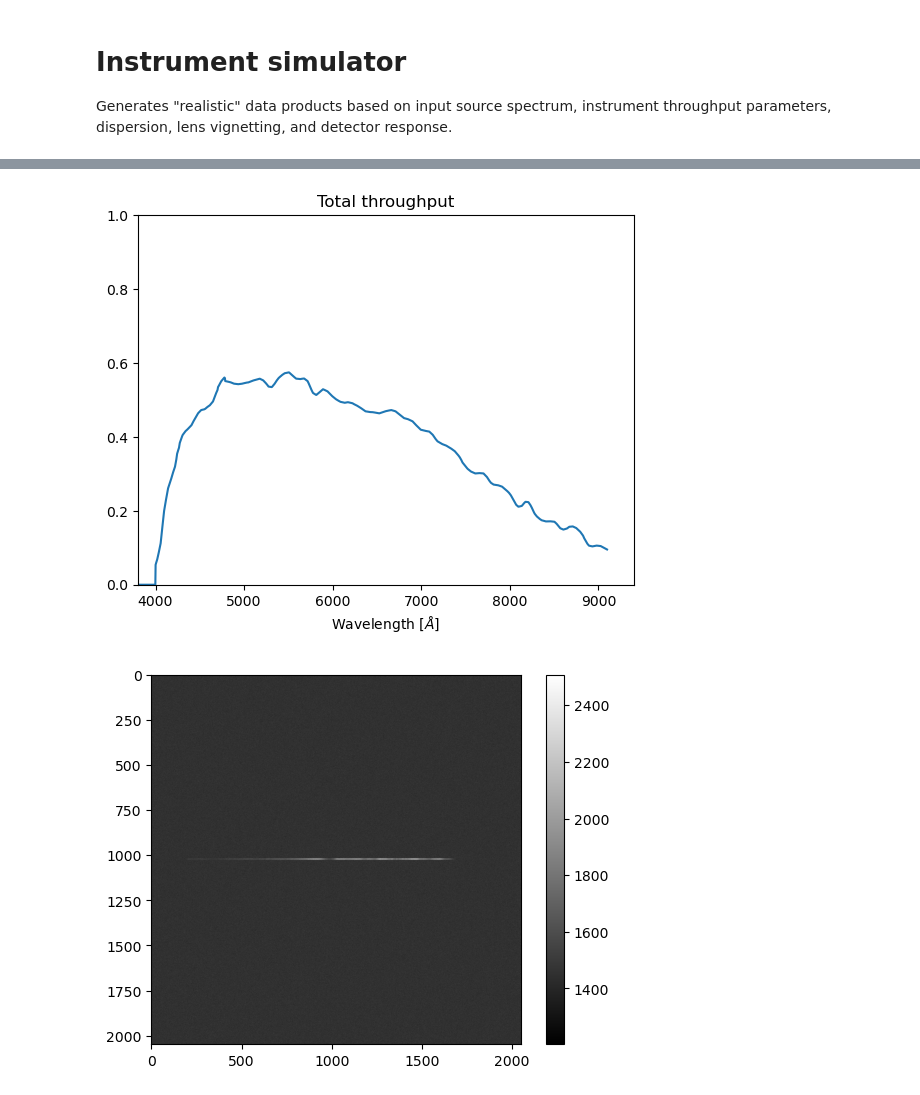
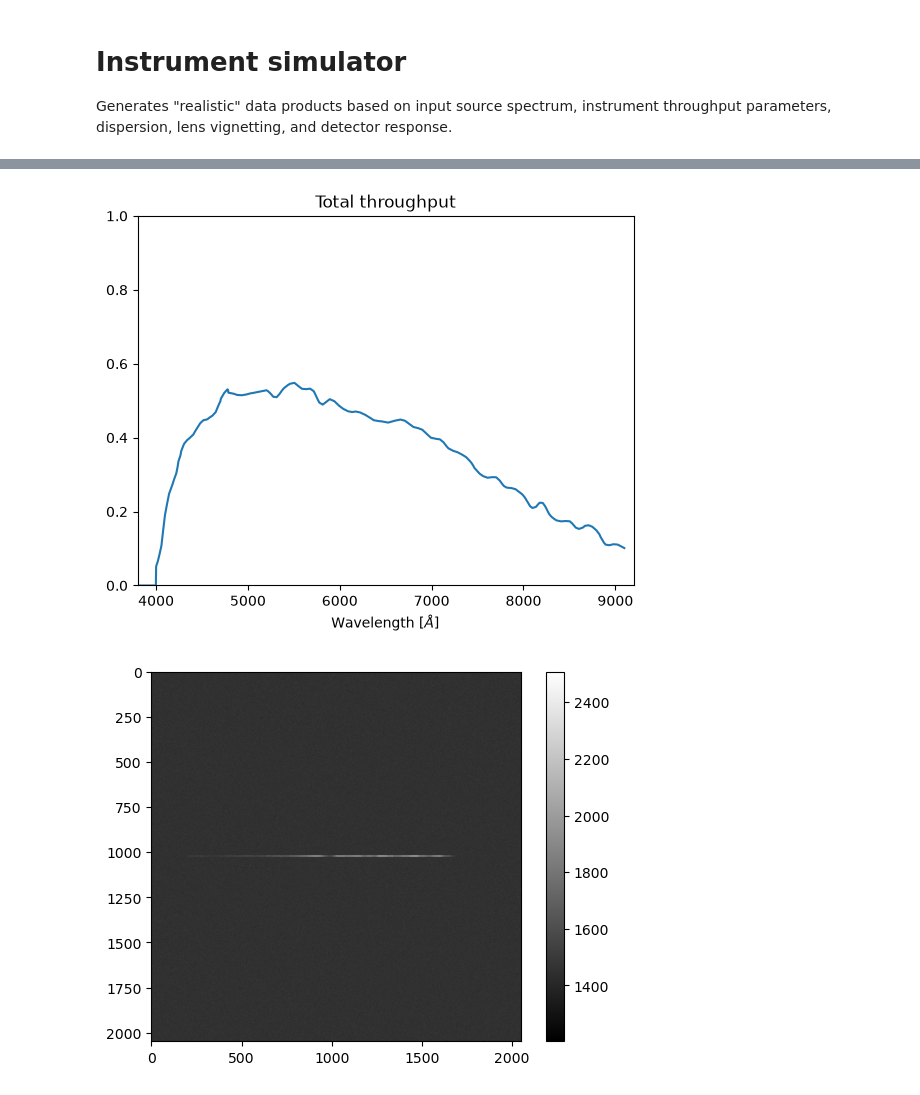
Before and after one commit to IanB618/MLO-Spectrograph, a Jupyter notebook: sim/simulation.ipynb, the cells around one changed output, grey strips where cells are left out. Cells and saved outputs as stored; diff of their text form; code cells hidden in the pictures.

Commit message:
Add UVFS coating transmission; read data from UH88 SNIFS spectra

```diff
--- a/sim/simulation.ipynb
+++ b/sim/simulation.ipynb
@@ -14,6 +15,6 @@ from simulator import ThroughputCurve, DetectorModel, SpectrographModel, Instrum
 # %%
 # spec = np.loadtxt("../data/SN_ref_spectra/SNIa_max_z0p05.txt")
-spec = np.loadtxt("../data/SN_ref_spectra/tns_2026vbs_2026-07-23_10-30-04_UH88_SNIFS_SCAT.txt", comments="#")
-wave = spec[:, 0]
-flux = spec[:, 1]
-flux_err = spec[:, 2]
+spec = read_snifs_spectrum("../data/SN_ref_spectra/tns_2026neb_2026-06-23_10-31-59_UH88_SNIFS_SCAT.dat")
+wave = spec.data["wl"]
+flux = spec.data["fl"]
+flux_err = spec.data["err"]
@@ -32,7 +36,7 @@ grating = ThroughputCurve.from_csv("../data/csv files/master 1294 unpolarized.cs
 
 qe = ThroughputCurve.from_csv("../data/csv files/gsense400bsi_qe.csv", name="detector QE")
 
-window = ThroughputCurve.from_csv("../data/csv files/F101_coating.csv", name="detector window")
+window = ThroughputCurve.from_csv("../data/csv files/UVFS_coating.csv", name="detector window")
 
 detector = DetectorModel(
     nx=2048,
@@ -61,13 +65,13 @@ sim = InstrumentSimulator(
 )
 # %%
 plt.plot(wave, sim.combined_throughput(wave))
-plt.xlim(3800, 9400)
+plt.xlim(3800, 9200)
 plt.ylim(0, 1)
 plt.xlabel(r"Wavelength [$\AA$]")
 plt.title("Total throughput")
 plt.show()
 # %% [output]
-[figure, old version]
+[figure, new version]
 # %%
 def camera_lens_vignetting(yy, xx):
     x0 = detector.nx / 2
```
Also changed, not shown: parts of 6 cells of this notebook, 5 other files.
